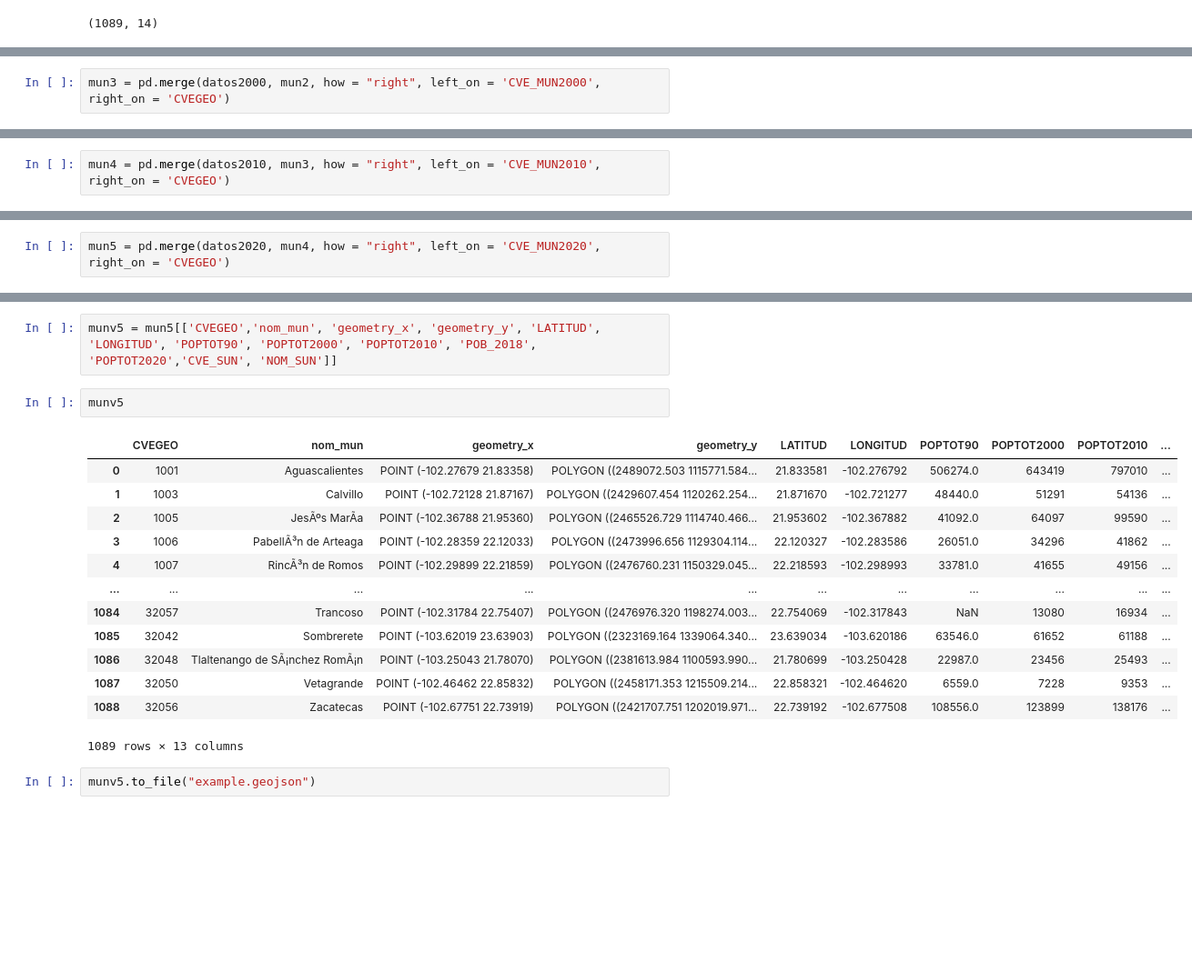
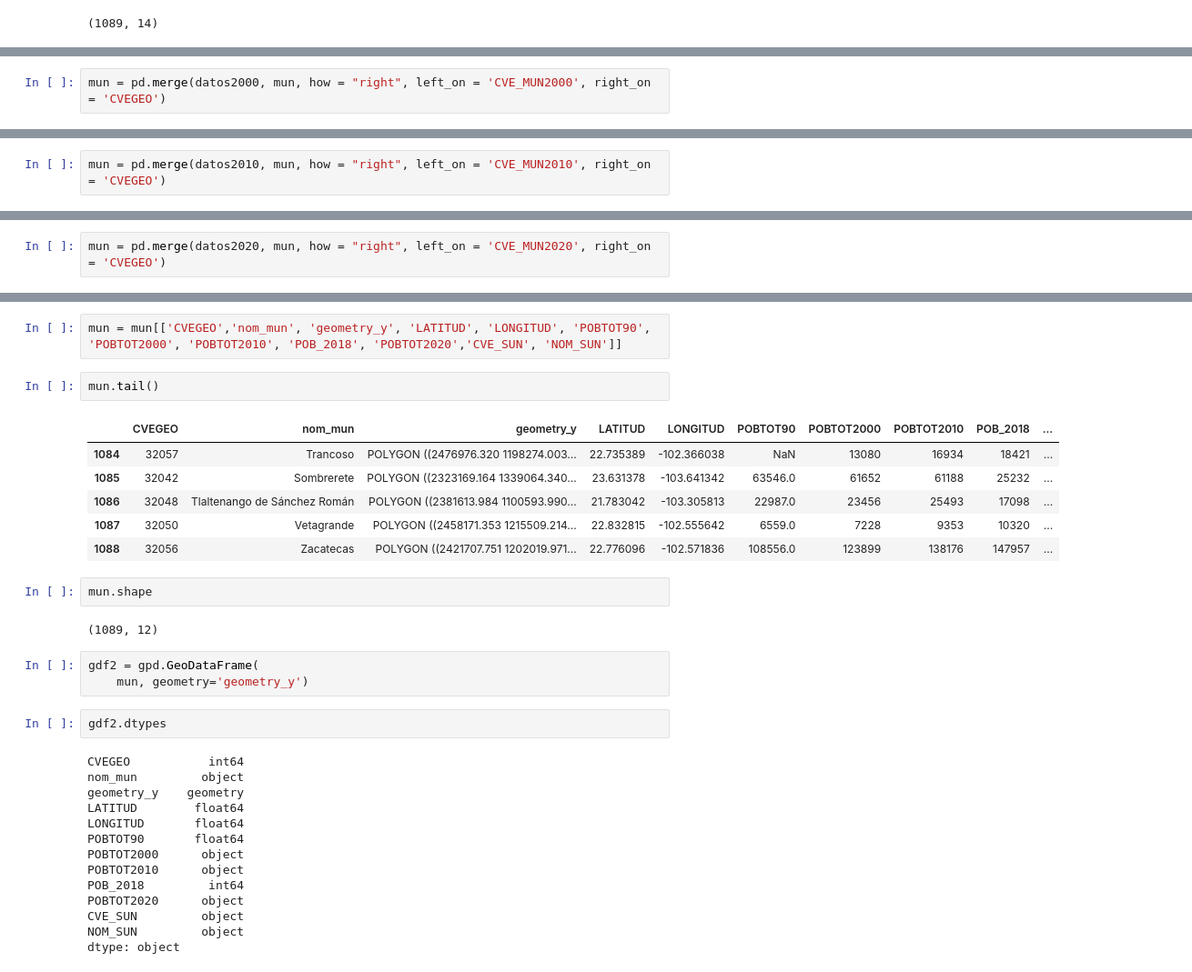
Before and after one commit to SrGitQ/geodata-analysis, a Jupyter notebook: exp/analysis.ipynb, the cells around one changed output, grey strips where cells are left out. Shown: that part at 91% size. Drawn from its saved outputs; the diff is of its cells as text; blank space fills up the shorter version.

Commit message:
geojson file done

```diff
--- a/exp/analysis.ipynb
+++ b/exp/analysis.ipynb
@@ -537,5 +435,5 @@ mun2.shape
 # %% [output]
 (1089, 17)
 # %%
-mun3 = pd.merge(datos2000, mun2, how = "right", left_on = 'CVE_MUN2000', right_on = 'CVEGEO')
+mun = pd.merge(datos2000, mun, how = "right", left_on = 'CVE_MUN2000', right_on = 'CVEGEO')
 # %%
@@ -552,5 +450,5 @@ mun3.shape
 # %% [output]
 (1089, 20)
 # %%
-mun4 = pd.merge(datos2010, mun3, how = "right", left_on = 'CVE_MUN2010', right_on = 'CVEGEO')
+mun = pd.merge(datos2010, mun, how = "right", left_on = 'CVE_MUN2010', right_on = 'CVEGEO')
 # %%
@@ -568,5 +466,5 @@ mun4.shape
 # %% [output]
 (1089, 23)
 # %%
-mun5 = pd.merge(datos2020, mun4, how = "right", left_on = 'CVE_MUN2020', right_on = 'CVEGEO')
+mun = pd.merge(datos2020, mun, how = "right", left_on = 'CVE_MUN2020', right_on = 'CVEGEO')
 # %%
@@ -604,22 +482,36 @@ mun5.shape
 # %% [output]
 (1089, 30)
 # %%
-munv5 = mun5[['CVEGEO','nom_mun', 'geometry_x', 'geometry_y', 'LATITUD', 'LONGITUD', 'POPTOT90', 'POPTOT2000', 'POPTOT2010', 'POB_2018', 'POPTOT2020','CVE_SUN', 'NOM_SUN']]
+mun = mun[['CVEGEO','nom_mun', 'geometry_y', 'LATITUD', 'LONGITUD', 'POBTOT90', 'POBTOT2000', 'POBTOT2010', 'POB_2018', 'POBTOT2020','CVE_SUN', 'NOM_SUN']]
 # %%
-munv5
+mun.tail()
 # %% [output]
-|  | CVEGEO | nom_mun | geometry_x | geometry_y | LATITUD | LONGITUD | POPTOT90 | POPTOT2000 | POPTOT2010 | ... |
-| 0 | 1001 | Aguascalientes | POINT (-102.27679 21.83358) | POLYGON ((2489072.503 1115771.584... | 21.833581 | -102.276792 | 506274.0 | 643419 | 797010 | ... |
-| 1 | 1003 | Calvillo | POINT (-102.72128 21.87167) | POLYGON ((2429607.454 1120262.254... | 21.871670 | -102.721277 | 48440.0 | 51291 | 54136 | ... |
-| 2 | 1005 | JesÃºs MarÃ­a | POINT (-102.36788 21.95360) | POLYGON ((2465526.729 1114740.466... | 21.953602 | -102.367882 | 41092.0 | 64097 | 99590 | ... |
-| 3 | 1006 | PabellÃ³n de Arteaga | POINT (-102.28359 22.12033) | POLYGON ((2473996.656 1129304.114... | 22.120327 | -102.283586 | 26051.0 | 34296 | 41862 | ... |
-| 4 | 1007 | RincÃ³n de Romos | POINT (-102.29899 22.21859) | POLYGON ((2476760.231 1150329.045... | 22.218593 | -102.298993 | 33781.0 | 41655 | 49156 | ... |
-| ... | ... | ... | ... | ... | ... | ... | ... | ... | ... | ... |
-| 1084 | 32057 | Trancoso | POINT (-102.31784 22.75407) | POLYGON ((2476976.320 1198274.003... | 22.754069 | -102.317843 | NaN | 13080 | 16934 | ... |
-| 1085 | 32042 | Sombrerete | POINT (-103.62019 23.63903) | POLYGON ((2323169.164 1339064.340... | 23.639034 | -103.620186 | 63546.0 | 61652 | 61188 | ... |
-| 1086 | 32048 | Tlaltenango de SÃ¡nchez RomÃ¡n | POINT (-103.25043 21.78070) | POLYGON ((2381613.984 1100593.990... | 21.780699 | -103.250428 | 22987.0 | 23456 | 25493 | ... |
-| 1087 | 32050 | Vetagrande | POINT (-102.46462 22.85832) | POLYGON ((2458171.353 1215509.214... | 22.858321 | -102.464620 | 6559.0 | 7228 | 9353 | ... |
-| 1088 | 32056 | Zacatecas | POINT (-102.67751 22.73919) | POLYGON ((2421707.751 1202019.971... | 22.739192 | -102.677508 | 108556.0 | 123899 | 138176 | ... |
+|  | CVEGEO | nom_mun | geometry_y | LATITUD | LONGITUD | POBTOT90 | POBTOT2000 | POBTOT2010 | POB_2018 | ... |
+| 1084 | 32057 | Trancoso | POLYGON ((2476976.320 1198274.003... | 22.735389 | -102.366038 | NaN | 13080 | 16934 | 18421 | ... |
+| 1085 | 32042 | Sombrerete | POLYGON ((2323169.164 1339064.340... | 23.631378 | -103.641342 | 63546.0 | 61652 | 61188 | 25232 | ... |
+| 1086 | 32048 | Tlaltenango de Sánchez Román | POLYGON ((2381613.984 1100593.990... | 21.783042 | -103.305813 | 22987.0 | 23456 | 25493 | 17098 | ... |
+| 1087 | 32050 | Vetagrande | POLYGON ((2458171.353 1215509.214... | 22.832815 | -102.555642 | 6559.0 | 7228 | 9353 | 10320 | ... |
+| 1088 | 32056 | Zacatecas | POLYGON ((2421707.751 1202019.971... | 22.776096 | -102.571836 | 108556.0 | 123899 | 138176 | 147957 | ... |
-1089 rows × 13 columns
-# %%
-munv5.to_file("example.geojson")
+# %%
+mun.shape
+# %% [output]
+(1089, 12)
+# %%
+gdf2 = gpd.GeoDataFrame(
+    mun, geometry='geometry_y')
+# %%
+gdf2.dtypes
+# %% [output]
+CVEGEO           int64
+nom_mun         object
+geometry_y    geometry
+LATITUD        float64
+LONGITUD       float64
+POBTOT90       float64
+POBTOT2000      object
+POBTOT2010      object
+POB_2018         int64
+POBTOT2020      object
+CVE_SUN         object
+NOM_SUN         object
+dtype: object
```
Also changed, not shown: parts of 73 cells of this notebook.
